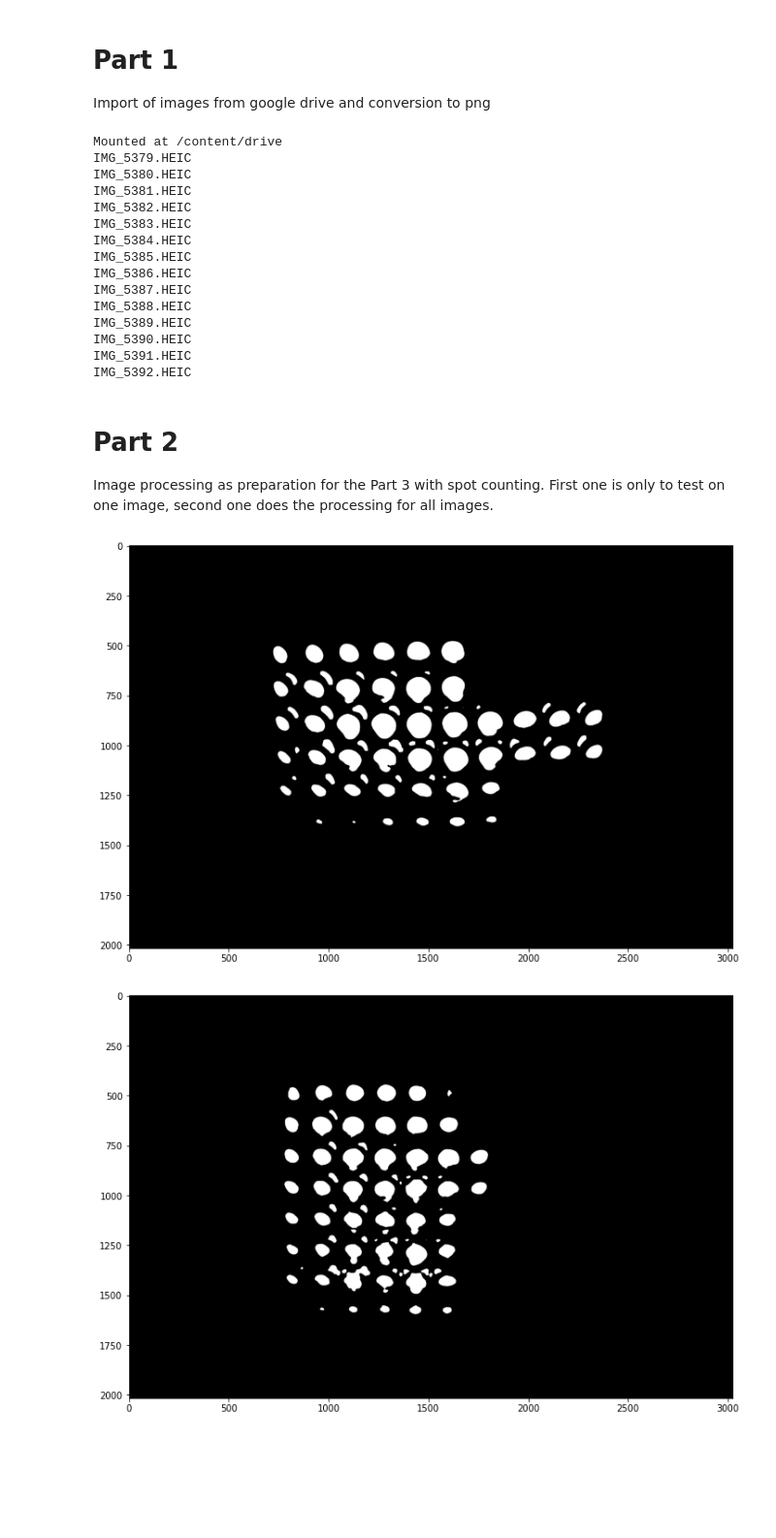
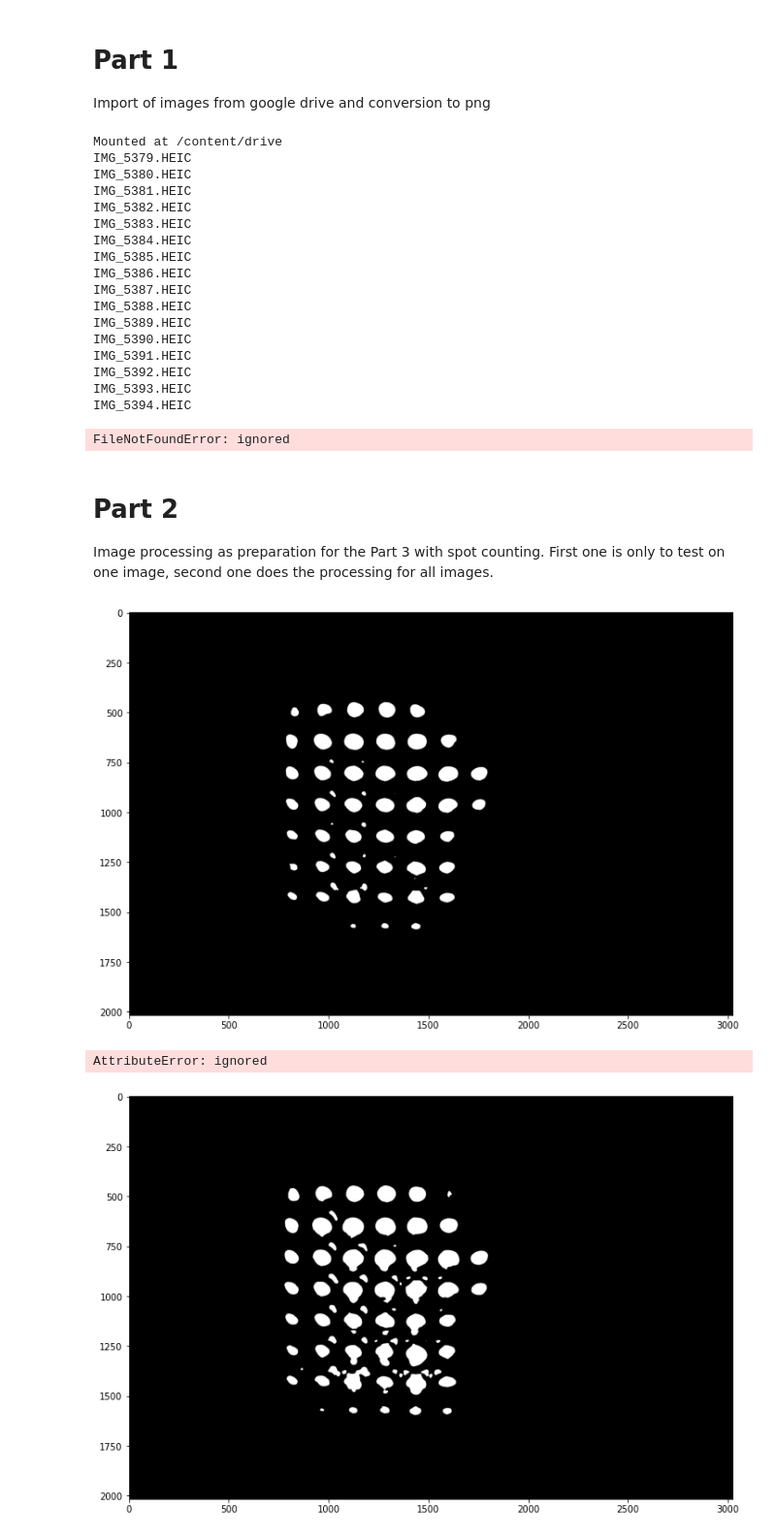
Before and after one commit to TillVollmer5/DSF-FS2022, a Jupyter notebook: CodingTask2.ipynb, the cells around one changed output. Shown at 97% size. Cells and saved outputs as stored; diff of their text form; code cells hidden in the pictures; blank space fills up the shorter version.

```diff
--- a/CodingTask2.ipynb
+++ b/CodingTask2.ipynb
@@ -41,7 +45,7 @@ Import of images from google drive and conversion to png
 from google.colab import drive
 drive.mount('/content/drive')
 
-for i in range(5379, 53934, 1):
+for i in range(5379, 5393, 1):
   url_pre = '/content/drive/MyDrive/DSF/Images/'
   url_im_name = ''.join(['IMG_', str(i), '.HEIC'])
 
@@ -66,27 +70,34 @@ IMG_5389.HEIC
 IMG_5390.HEIC
 IMG_5391.HEIC
 IMG_5392.HEIC
+IMG_5393.HEIC
+IMG_5394.HEIC
+FileNotFoundError: ignored
 # %% [markdown]
 # Part 2
 
 Image processing as preparation for the Part 3 with spot counting. First one is only to test on one image, second one does the processing for all images.
 # %%
 url_pre = '/content/drive/MyDrive/DSF/Images/'
-url_name = 'IMG_5380.png'
+url_name = 'IMG_5379.png'
 imageRGB  = io.imread(url_pre+url_name)
 image = imageRGB[:,:,2]
 #resizing
 image = image[image.shape[0]//2:image.shape[0],:]
 #filtering
 image_mean = skf.median(image,selem=skm.disk(20))
 #thresholding
-threshold_manual = 70
+threshold_manual = 55
 image_threshold = image_mean<threshold_manual
 plt.figure(figsize=(12, 12))
 plt.imshow(image_threshold, cmap ='gray')
 plt.show()
+
+url_im_name = url_im_name.split('.')[0]+'_processed.png'
+image.save(url_pre+url_im_name, format="png")
 # %% [output]
-[figure, old version]
+[figure, new version]
+AttributeError: ignored
 # %%
 for i in range(5379, 5393, 1):
   url_pre = '/content/drive/MyDrive/DSF/Images/'
```
Also changed, not shown: parts of 5 cells of this notebook.
